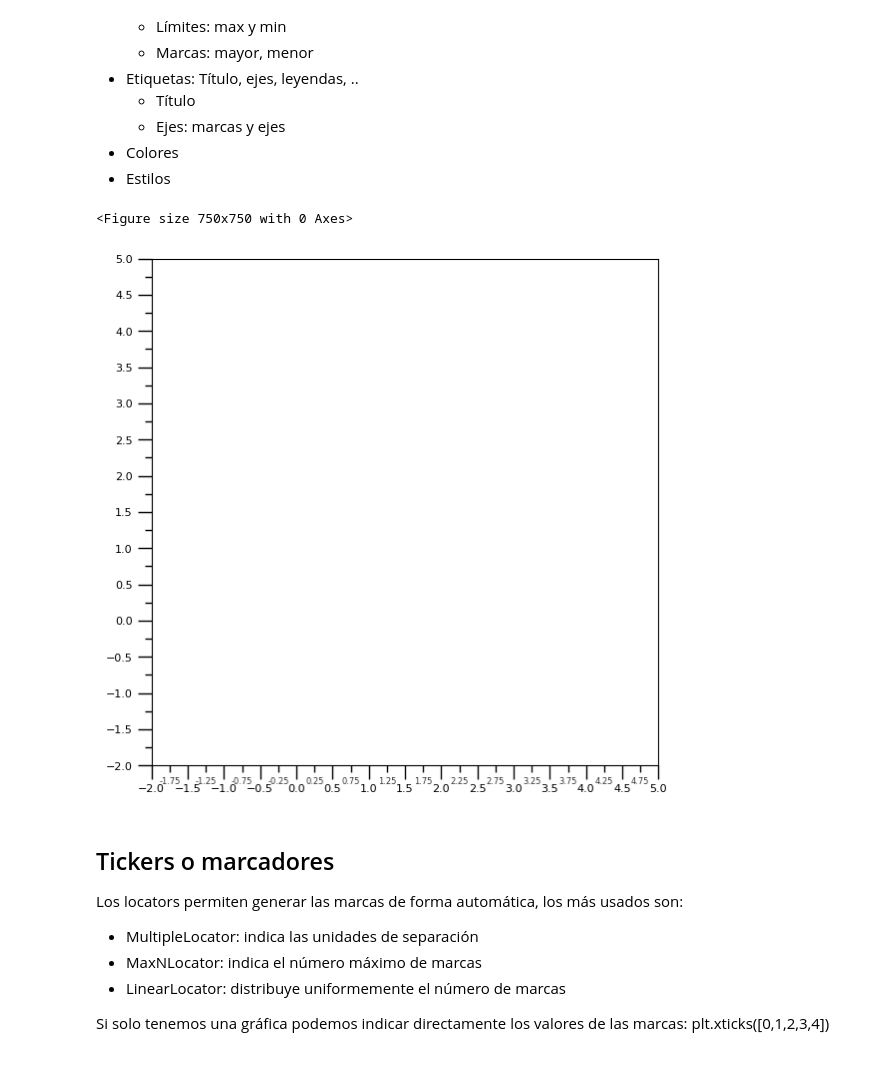
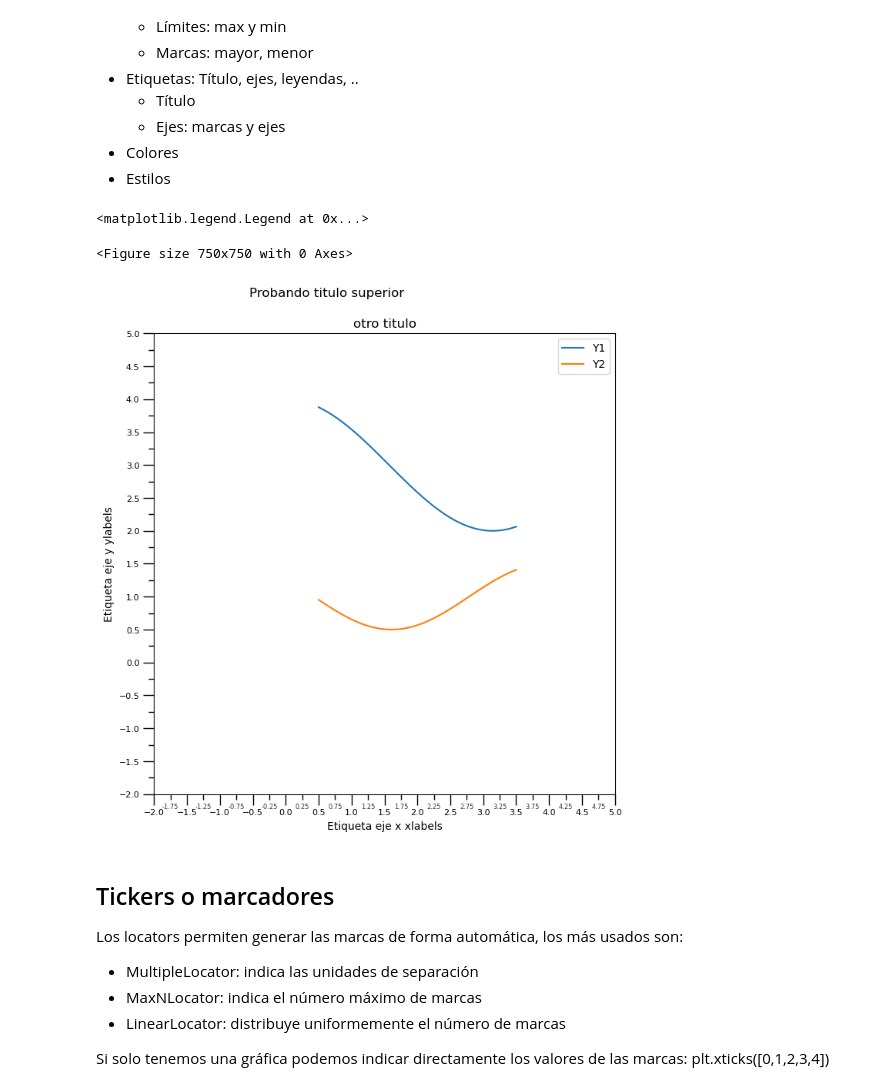
Before and after one commit to juliestadisticacode/Matplotlib-curso, a Jupyter notebook: matplotlib_elementos_de_una_grafica.ipynb, the cells around one changed output. Cells and saved outputs as stored; diff of their text form; code cells hidden in the pictures.

```diff
--- a/matplotlib_elementos_de_una_grafica.ipynb
+++ b/matplotlib_elementos_de_una_grafica.ipynb
@@ -19,31 +19,48 @@ Y2 = 1+np.cos(1+X/0.75)/2
 # %%
 # Importamos matplotlib
 import matplotlib.pyplot as plt
 import matplotlib.ticker as ticker
 # lo primero que podemos definir es el tamaño de la figura que está en pulgadas
 # guardamos el objeto para luego poder modificarlo
 fig = plt.figure(figsize=(7.5, 7.5))
 # podríamos pasarle los datos en cm y convertirlos a pulgadas
 cm = 1/2.54
 fig = plt.figure(figsize=(19*cm, 19*cm))
+
 # una figura puede contener varios ejes
-ax = fig.add_axes([0.2, 0.17, 0.68, 0.7], aspect=1) # aspect=1 pq la gráfica es cuadrada
+ax = fig.add_axes([0.2, 0.1, 0.8, 0.8], aspect=1) # aspect=1 pq la gráfica es cuadrada
 ax.set_xlim(-2, 5)
 ax.set_ylim(-2, 5)
+ax.plot(X, Y1, label= 'Y1' )
+ax.plot(X, Y2, label = 'Y2' )
 '''Marcas en los ejes. Se pueden formatear y etiquetar de manera indepandiente. hay de dos tipos mayores y menores'''
 # Mayores
 ax.xaxis.set_major_locator(ticker.MultipleLocator(0.5))
 ax.yaxis.set_major_locator(ticker.MultipleLocator(0.5))
 # menores: número de marcas menores entre cada marca mayor
 ax.xaxis.set_minor_locator(ticker.AutoMinorLocator(2))
 ax.yaxis.set_minor_locator(ticker.AutoMinorLocator(2))
 ax.xaxis.set_minor_formatter("{x:.2f}") #número de decimales de la marca menor
 '''aspecto de las etiquetas'''
 ax.tick_params(axis='both', which='major', width=1.0, length=10, labelsize=8)
 ax.tick_params(which='minor', width=1.0, length=5, labelsize=6, labelcolor='0.2')
+# Etiquetas: título, ejes y leyendas
+plt.title('Ejemplo titulo')
+plt.ylabel('valores y')
+plt.xlabel('Etiqueta eje x')
+plt.suptitle('Probando titulo superior')
+# si etiquetamos como ejes
+ax.set_title('otro titulo', fontsize= 12) # sustituye a plt.title()
+ax.set_xlabel('Etiqueta eje x xlabels') # sustituye a plt.xlabel()
+ax.set_ylabel('Etiqueta eje y ylabels') # sustituye a plt.ylabel()
+# leyendas para cuando hay más de una serie dibujada
+legends = ['Y1', 'Y2']
+plt.legend(loc= "upper right", fontsize= 10) # loc tiene de opciones best, o upper, lower, center con left y right
+ax.legend(loc= "upper right", fontsize= 10)
 # %% [output]
-<Figure size 750x750 with 0 Axes>
+<matplotlib.legend.Legend at 0x...>
+<Figure size 750x750 with 0 Axes>
-[figure, old version]
+[figure, new version]
 # %% [markdown]
 ## Tickers o marcadores
 Los locators permiten generar las marcas de forma automática, los más usados son:
```
Also changed, not shown: 4 other files.
